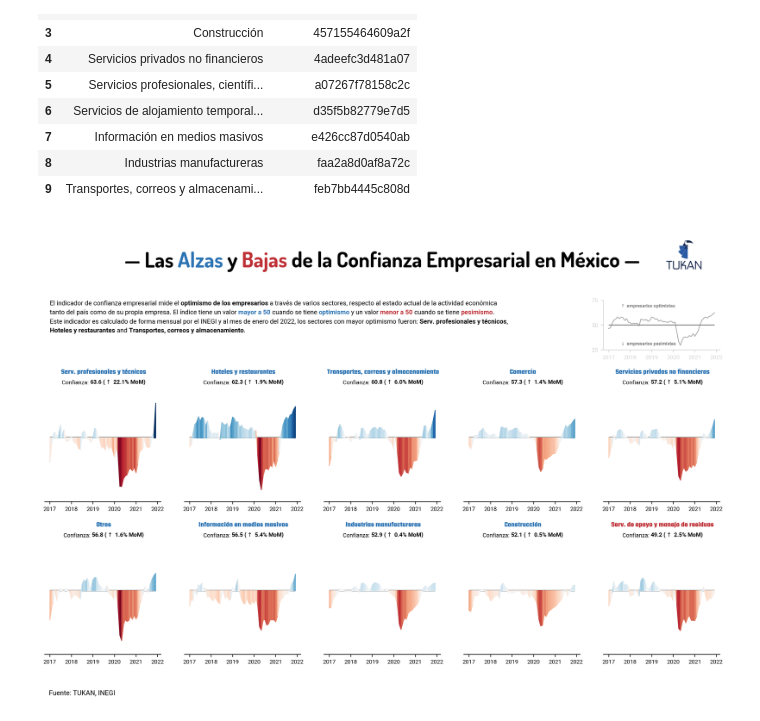
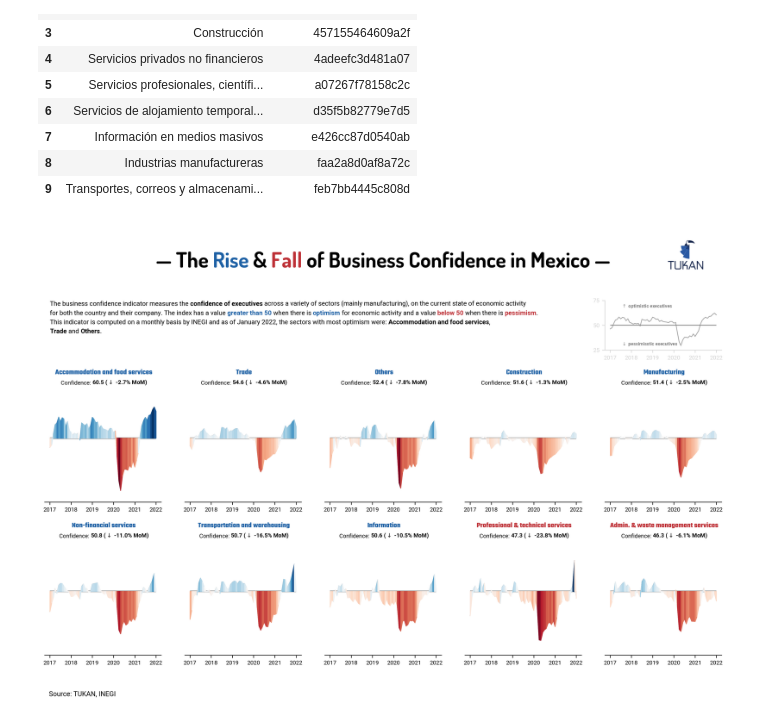
Before and after one commit to TukanMx/tukan_notebooks, a Jupyter notebook: social/social_media/emoe/emoe.ipynb, the cells around one changed output. Cells and saved outputs as stored; diff of their text form; code cells hidden in the pictures.

```diff
--- a/social/social_media/emoe/emoe.ipynb
+++ b/social/social_media/emoe/emoe.ipynb
@@ -41,7 +41,7 @@ for x in os.listdir(path):
 payload =  {
     "type": "data_table",
     "operation": "sum",
-    "language": "es",
+    "language": "en",
     "group_by": [
         "economic_activity"
     ],
@@ -89,7 +89,7 @@ data[["economic_activity","economic_activity__ref"]].drop_duplicates()
 | 8 | Industrias manufactureras | faa2a8d0af8a72c |
 | 9 | Transportes, correos y almacenami... | feb7bb4445c808d |
 # %%
-language = "es"
+language = "en"
 # %%
 if language == "es":
     data.replace({"economic_activity":{
@@ -122,7 +122,7 @@ if language == "es":
 else:
     title = f"— The <Rise> & <Fall> of Business Confidence in Mexico —"
     source_text = "Source: TUKAN, INEGI"
-    subtitle = "The business confidence indicator measures the <confidence of executives> across a variety of sectors (mainly manufacturing), on the current state of economic activity \nfor both the country and their company. The index has a value <greater than 50> when there is <optimism> for economic activity and a value <below 50> when there is <pessimism>.\nThis indicator is computed on a monthly basis by INEGI and as of January 2022, the sectors with most optimism were: <{s_1}>,\n<{s_2}> and <{s_3}>."
+    subtitle = f"The business confidence indicator measures the <confidence of executives> across a variety of sectors (mainly manufacturing), on the current state of economic activity \nfor both the country and their company. The index has a value <greater than 50> when there is <optimism> for economic activity and a value <below 50> when there is <pessimism>.\nThis indicator is computed on a monthly basis by INEGI and as of January 2022, the sectors with most optimism were: <{s_1}>,\n<{s_2}> and <{s_3}>."
     alt_text_1 = r"$\uparrow$ optimistic executives"
     alt_text_2 = r"$\downarrow$ pessimisstic executives"
     confidence_text = "Confidence"
@@ -174,7 +174,7 @@ for i in range(2):
         else:
             color = cmap(normalize(35))
 
-        if Y.iloc[index + 1]/Y.iloc[index] >= 0:
+        if Y.iloc[index + 1]/Y.iloc[index] - 1>= 0:
             arrow_text = r"$\uparrow$"
         else:
             arrow_text = r"$\downarrow$"
@@ -251,32 +251,32 @@ ax_legend.annotate(
     xycoords="data",
     xytext=(15, 25),
     textcoords="offset points",
     color="gray",
     size=6,
     va="center",
     ha="left",
     weight="bold",
 )
 ax_legend.annotate(
     alt_text_2,
     xy=(X_min,50),
     xycoords="data",
     xytext=(15, -25),
     textcoords="offset points",
     color="gray",
     size=6,
     va="center",
     ha="left",
     weight="bold",
 )
 
 plt.savefig(
-    "emoe_viz_es.png",
+    "emoe_viz.png",
     dpi=500,
     bbox_inches="tight",
     facecolor="white",
     edgecolor="none",
     transparent=False,
 )
 # %% [output]
-[figure, old version]
+[figure, new version]
```
Also changed, not shown: parts of 1 cell of this notebook, 2 other files.
